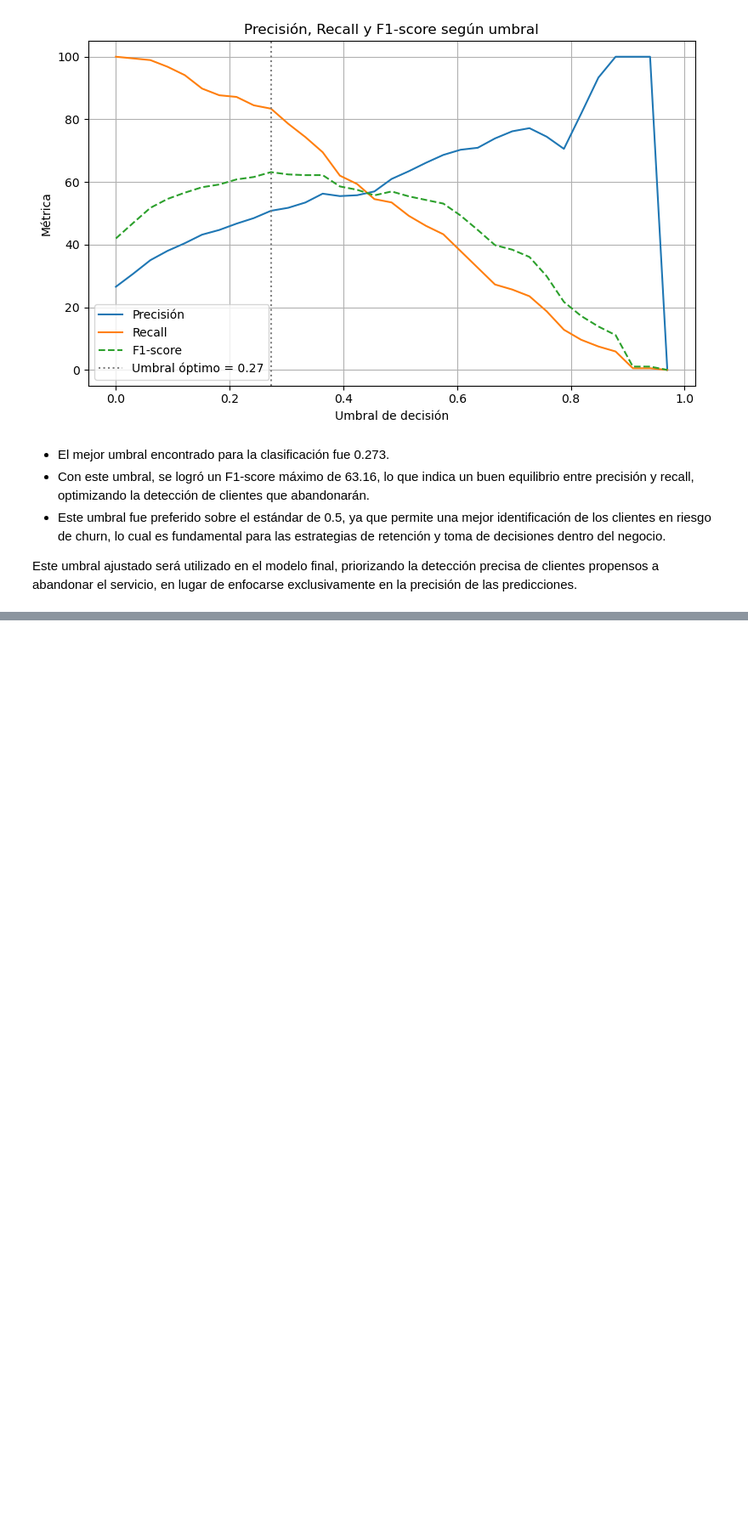
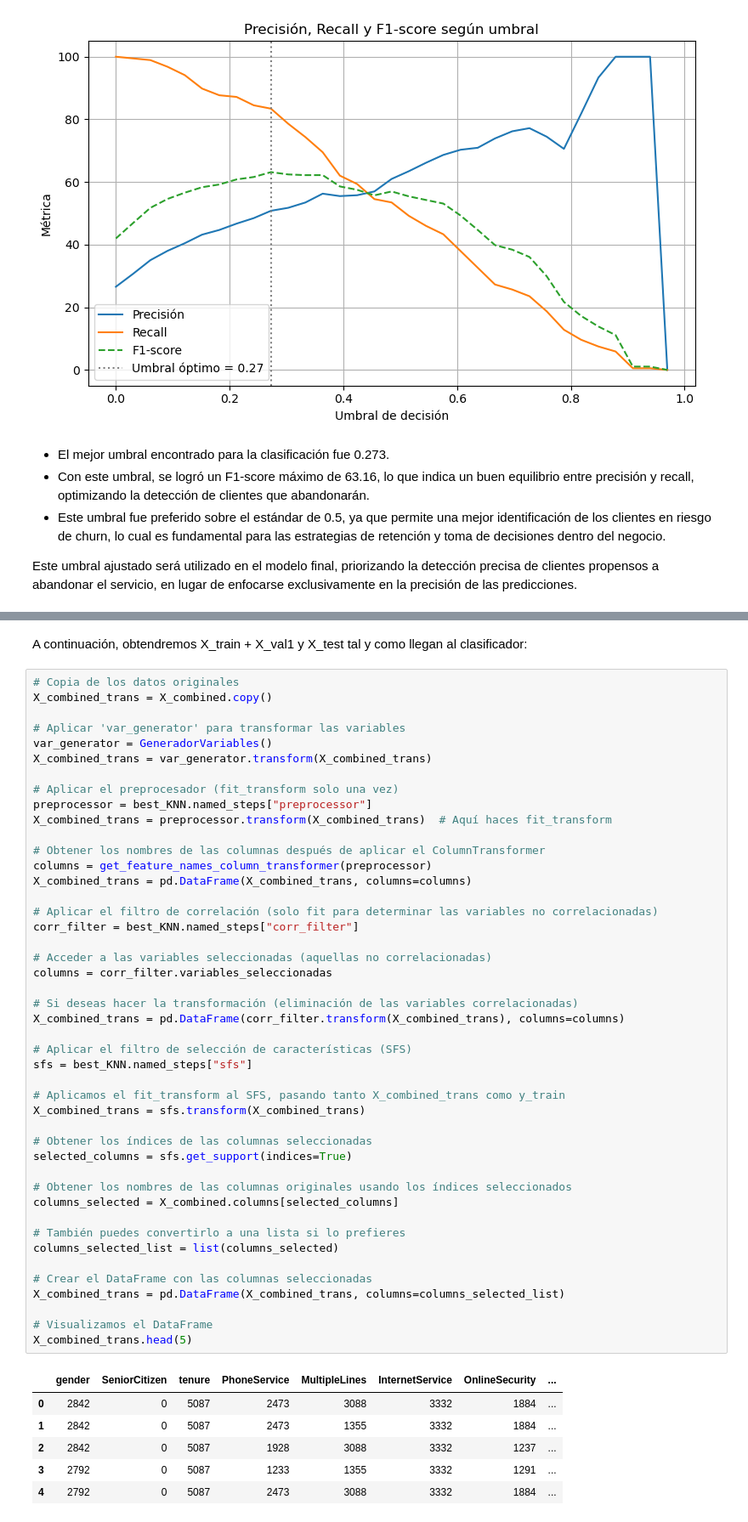
Before and after one commit to GOIH/MineriaDatos, a Jupyter notebook: analisis.ipynb, the cells around one changed output, grey strips where cells are left out. Shown at 85% size. Saved outputs shown, nothing was run; the diff lists cells and outputs as text; blank space fills up the shorter version.

```diff
--- a/analisis.ipynb
+++ b/analisis.ipynb
@@ -2328,0 +2249,54 @@ print(len(shap_values))
+# %% [markdown]
+A continuación, obtendremos X_train + X_val1 y X_test tal y como llegan al clasificador:
+# %%
+# Copia de los datos originales
+X_combined_trans = X_combined.copy()
+
+# Aplicar 'var_generator' para transformar las variables
+var_generator = GeneradorVariables()
+X_combined_trans = var_generator.transform(X_combined_trans)
+
+# Aplicar el preprocesador (fit_transform solo una vez)
+preprocessor = best_KNN.named_steps["preprocessor"]
+X_combined_trans = preprocessor.transform(X_combined_trans)  # Aquí haces fit_transform
+
+# Obtener los nombres de las columnas después de aplicar el ColumnTransformer
+columns = get_feature_names_column_transformer(preprocessor)
+X_combined_trans = pd.DataFrame(X_combined_trans, columns=columns)
+
+# Aplicar el filtro de correlación (solo fit para determinar las variables no correlacionadas)
+corr_filter = best_KNN.named_steps["corr_filter"]
+
+# Acceder a las variables seleccionadas (aquellas no correlacionadas)
+columns = corr_filter.variables_seleccionadas
+
+# Si deseas hacer la transformación (eliminación de las variables correlacionadas)
+X_combined_trans = pd.DataFrame(corr_filter.transform(X_combined_trans), columns=columns)
+
+# Aplicar el filtro de selección de características (SFS)
+sfs = best_KNN.named_steps["sfs"]
+
+# Aplicamos el fit_transform al SFS, pasando tanto X_combined_trans como y_train
+X_combined_trans = sfs.transform(X_combined_trans)
+
+# Obtener los índices de las columnas seleccionadas
+selected_columns = sfs.get_support(indices=True)
+
+# Obtener los nombres de las columnas originales usando los índices seleccionados
+columns_selected = X_combined.columns[selected_columns]
+
+# También puedes convertirlo a una lista si lo prefieres
+columns_selected_list = list(columns_selected)
+
+# Crear el DataFrame con las columnas seleccionadas
+X_combined_trans = pd.DataFrame(X_combined_trans, columns=columns_selected_list)
+
+# Visualizamos el DataFrame
+X_combined_trans.head(5)
+# %% [output]
+|  | gender | SeniorCitizen | tenure | PhoneService | MultipleLines | InternetService | OnlineSecurity | ... |
+| 0 | 2842 | 0 | 5087 | 2473 | 3088 | 3332 | 1884 | ... |
+| 1 | 2842 | 0 | 5087 | 2473 | 1355 | 3332 | 1884 | ... |
+| 2 | 2842 | 0 | 5087 | 1928 | 3088 | 3332 | 1237 | ... |
+| 3 | 2792 | 0 | 5087 | 1233 | 1355 | 3332 | 1291 | ... |
+| 4 | 2792 | 0 | 5087 | 2473 | 3088 | 3332 | 1884 | ... |
```
Also changed, not shown: parts of 19 cells of this notebook.
